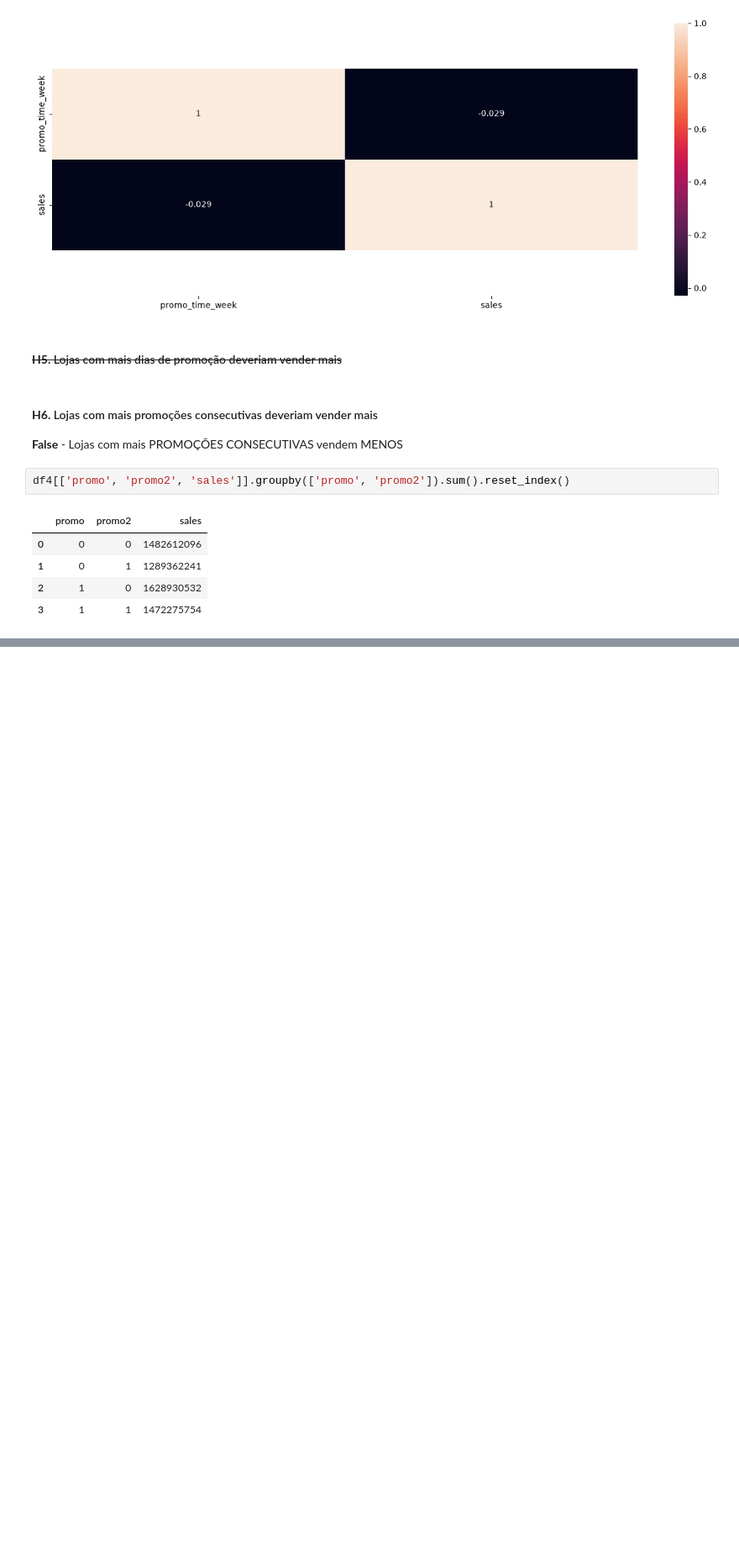
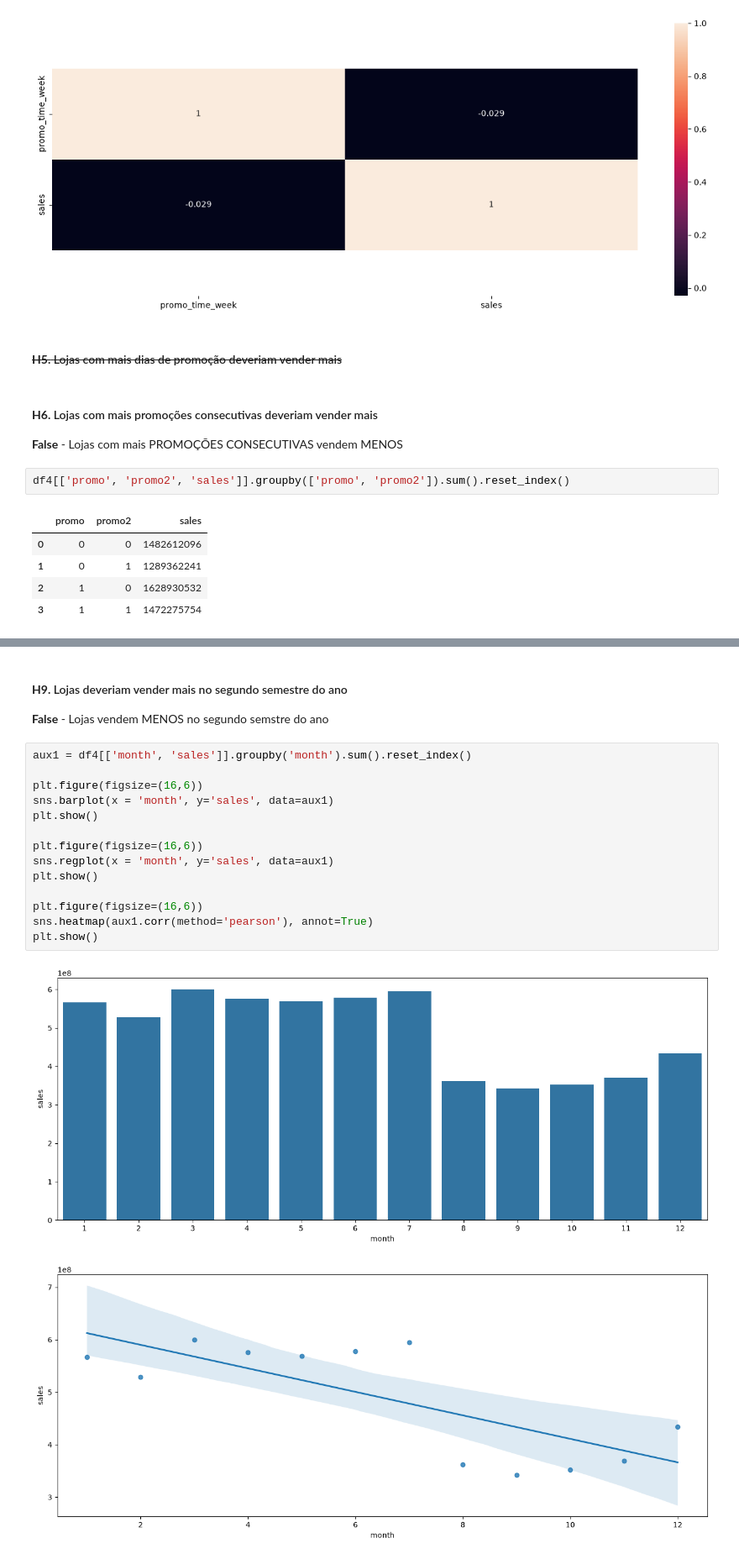
Before and after one commit to guigrandim/rossmann_store_sales, a Jupyter notebook: notebooks/datasets_analysis.ipynb, the cells around one changed output, grey strips where cells are left out. Shown at 84% size. Saved outputs shown, nothing was run; the diff lists cells and outputs as text; blank space fills up the shorter version.

```diff
--- a/notebooks/datasets_analysis.ipynb
+++ b/notebooks/datasets_analysis.ipynb
@@ -605,0 +648,21 @@ ax.legend(labels=['Tradicional & Extendida', 'Extendida'])
+# %% [markdown]
+#### **H9.** Lojas deveriam vender mais no segundo semestre do ano
+
+**False** - Lojas vendem MENOS no segundo semstre do ano
+# %%
+aux1 = df4[['month', 'sales']].groupby('month').sum().reset_index()
+
+plt.figure(figsize=(16,6))
+sns.barplot(x = 'month', y='sales', data=aux1)
+plt.show()
+
+plt.figure(figsize=(16,6))
+sns.regplot(x = 'month', y='sales', data=aux1)
+plt.show()
+
+plt.figure(figsize=(16,6))
+sns.heatmap(aux1.corr(method='pearson'), annot=True)
+plt.show()
+# %% [output]
+[figure, added]
+[figure, added]
```
Also changed, not shown: parts of 14 cells of this notebook.
